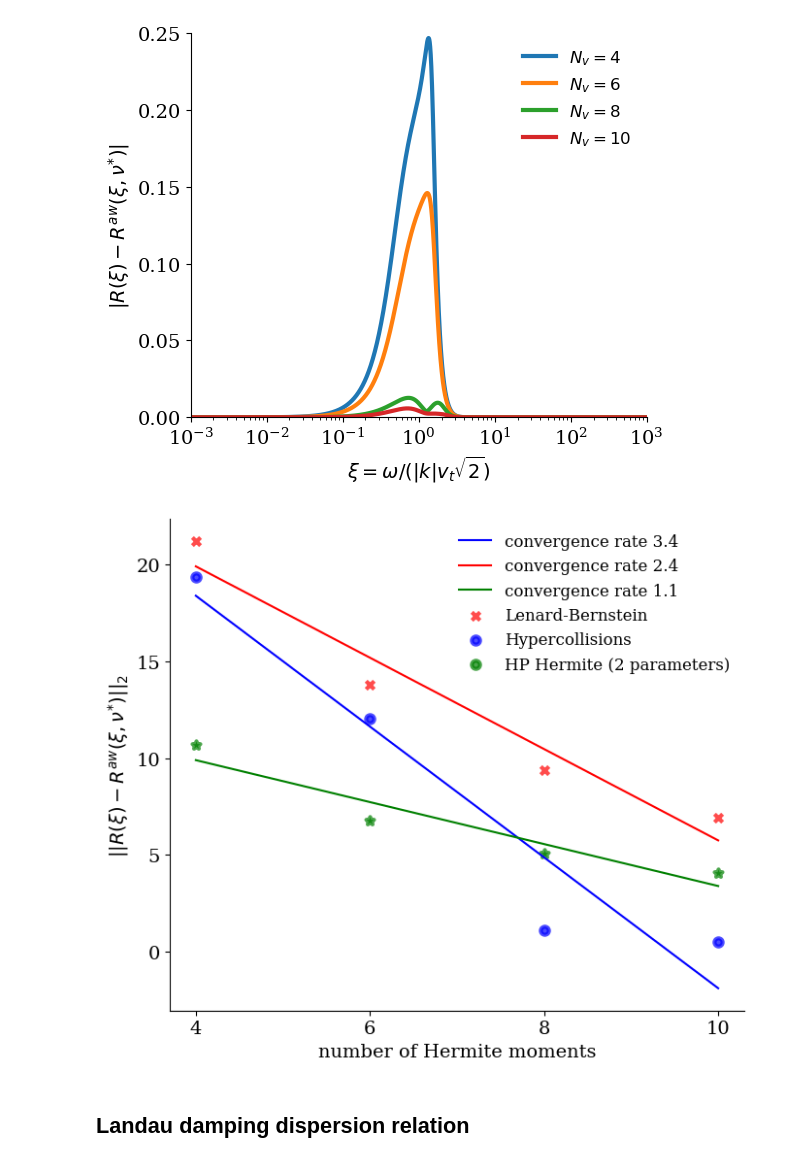
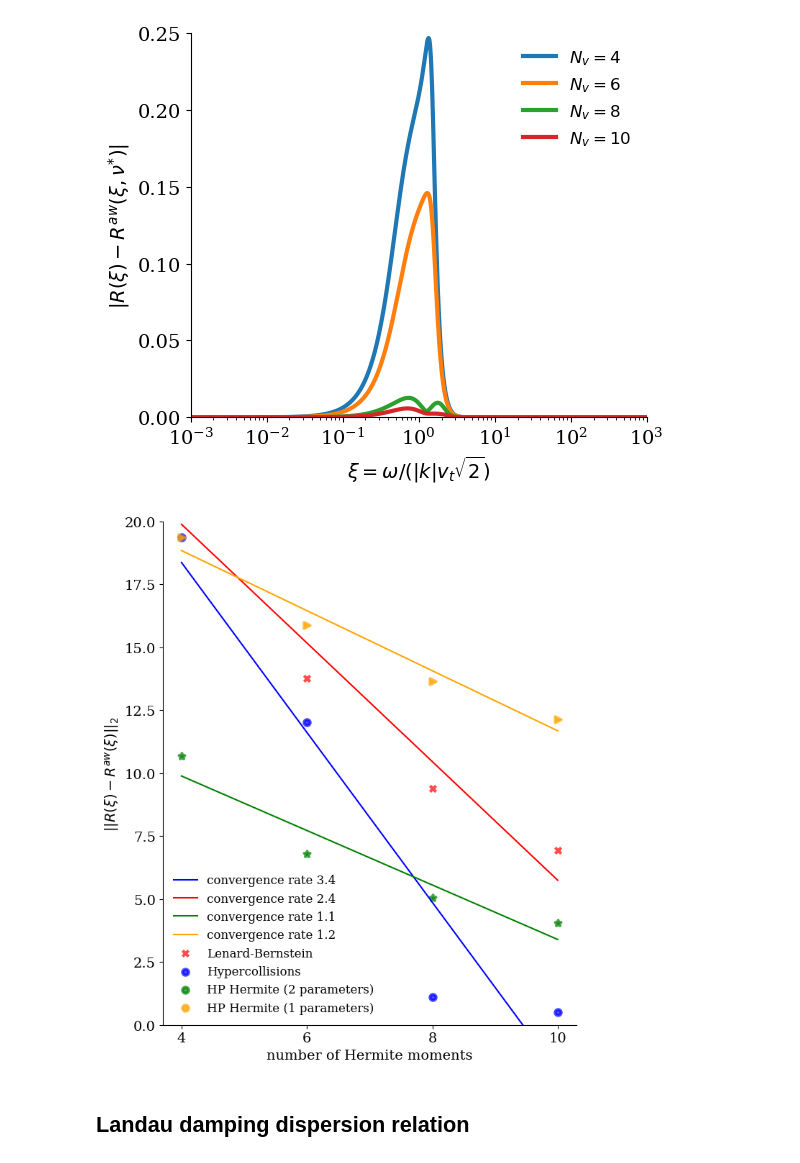
Before and after one commit to opaliss/SpectralSymbolicClosures, a Jupyter notebook: aw_hermite/symbolic_response_function_AW_hypercollisions.ipynb, the cells around one changed output. Cells and saved outputs as stored; diff of their text form; code cells hidden in the pictures.

```diff
--- a/aw_hermite/symbolic_response_function_AW_hypercollisions.ipynb
+++ b/aw_hermite/symbolic_response_function_AW_hypercollisions.ipynb
@@ -161,8 +161,8 @@ def R_Hermite_LB(zeta, Nv):
     with open('optimal_R_LB/R_' + str(Nv) + '.txt','rb') as f:
         return sympy.lambdify(xi, pickle.load(f))(zeta)
 
-def R_Hermite_HP(zeta, Nv):
-    with open('optimal_R_HP/R_' + str(Nv) + '.txt','rb') as f:
+def R_Hermite_HP(zeta, Nv, q):
+    with open('optimal_R_HP_q' + str(q) + '/R_' + str(Nv) + '.txt','rb') as f:
         return sympy.lambdify(xi, pickle.load(f))(zeta)
 # %%
 # define the xi along the real axis
@@ -195,47 +195,56 @@ plt.savefig("figs/symbolic_response_function_AW_hypercollisons.png", dpi=200)
 x = np.arange(4, 12, 2)
 error_LB = np.zeros(len(x))
 error_Hyper = np.zeros(len(x))
-error_HP = np.zeros(len(x))
+error_HP2 = np.zeros(len(x))
+error_HP1 = np.zeros(len(x))
 
 ii = 0
 for nn in x:
     error_Hyper[ii] = np.linalg.norm(np.abs(R_true - R_Hermite_hyper(zeta, Nv=nn)))
     error_LB[ii] =  np.linalg.norm(np.abs(R_true - R_Hermite_LB(zeta, Nv=nn)))
-    error_HP[ii] =  np.linalg.norm(np.abs(R_true - R_Hermite_HP(zeta, Nv=nn)))
+    error_HP2[ii] =  np.linalg.norm(np.abs(R_true - R_Hermite_HP(zeta, Nv=nn, q=2)))
+    error_HP1[ii] =  np.linalg.norm(np.abs(R_true - R_Hermite_HP(zeta, Nv=nn, q=1)))
     ii +=1
 # %%
 # find the best fitting linear slope
 a_hyper, b_hyper = np.polyfit(x, error_Hyper, 1)
 a_lb, b_lb = np.polyfit(x, error_LB, 1)
-a_hp, b_hp = np.polyfit(x, error_HP, 1)
+a_hp2, b_hp2 = np.polyfit(x, error_HP2, 1)
+a_hp1, b_hp1 = np.polyfit(x, error_HP1, 1)
 # %%
-fig, ax = plt.subplots(figsize=(7, 6))
+fig, ax = plt.subplots(figsize=(7, 8))
 
 
 ax.scatter(x, error_Hyper, linewidth=3, alpha=0.7, color="blue")
 ax.scatter(x, error_LB, linewidth=3, alpha=0.7, color="red", marker="x")
-ax.scatter(x, error_HP, linewidth=3, alpha=0.7, color="green", marker="*")
+ax.scatter(x, error_HP2, linewidth=3, alpha=0.7, color="green", marker="*")
+ax.scatter(x, error_HP1, linewidth=3, alpha=0.7, color="orange", marker=">")
 
 ax.plot(x, a_hyper*x + b_hyper, color="blue", label="convergence rate " + str(round(np.abs(a_hyper), 1)))
 ax.plot(x, a_lb*x + b_lb, color="red", label="convergence rate " + str(round(np.abs(a_lb), 1)))
-ax.plot(x, a_hp*x + b_hp, color="green", label="convergence rate " + str(round(np.abs(a_hp), 1)))
+ax.plot(x, a_hp2*x + b_hp2, color="green", label="convergence rate " + str(round(np.abs(a_hp2), 1)))
+ax.plot(x, a_hp1*x + b_hp1, color="orange", label="convergence rate " + str(round(np.abs(a_hp1), 1)))
+
 
 ax.scatter(np.nan, np.nan, linewidth=3, alpha=0.7, color="red", marker="x", label="Lenard-Bernstein")
 ax.scatter(np.nan, np.nan, linewidth=3, alpha=0.7, color="blue", label="Hypercollisions")
 ax.scatter(np.nan, np.nan, linewidth=3, alpha=0.7, color="green", label="HP Hermite (2 parameters)")
+ax.scatter(np.nan, np.nan, linewidth=3, alpha=0.7, color="orange", label="HP Hermite (1 parameters)")
 
 ax.set_xticks([4, 6, 8, 10])
+ax.set_ylim(0, 20)
+#ax.set_yscale("log")
 ax.spines['right'].set_visible(False)
 ax.spines['top'].set_visible(False)
-ax.set_ylabel(r"$||R(\xi) - R^{aw}(\xi, \nu^{*})||_{2}$")
+ax.set_ylabel(r"$||R(\xi) - R^{aw}(\xi)||_{2}$")
 ax.set_xlabel(r"number of Hermite moments")
-legend = ax.legend(ncols=1, fancybox=False, shadow=False, fontsize=12, loc='upper right')
+legend = ax.legend(ncols=1, fancybox=False, shadow=False, fontsize=12, loc='lower left')
 legend.get_frame().set_alpha(0)
 
 plt.tight_layout()
 plt.savefig("figs/symbolic_response_function_AW_collisions_convergence.png", dpi=200)
 # %% [output]
-[figure, old version]
+[figure, new version]
 # %% [markdown]
 ## Landau damping dispersion relation
 # %%
```
Also changed, not shown: 4 other files.
